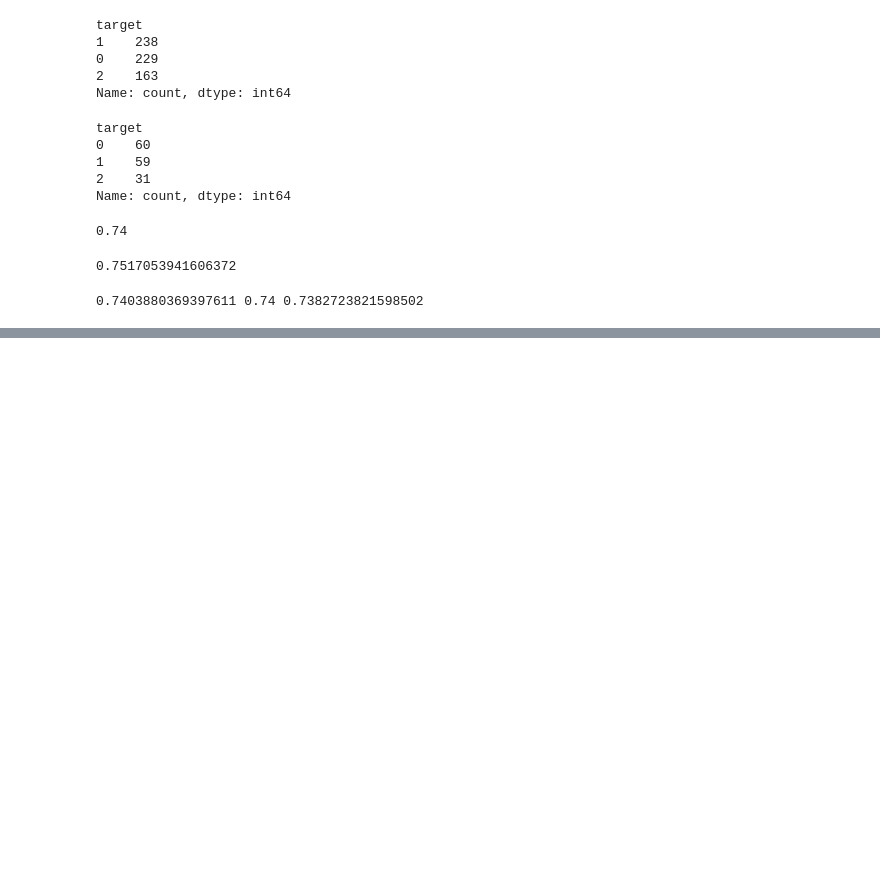
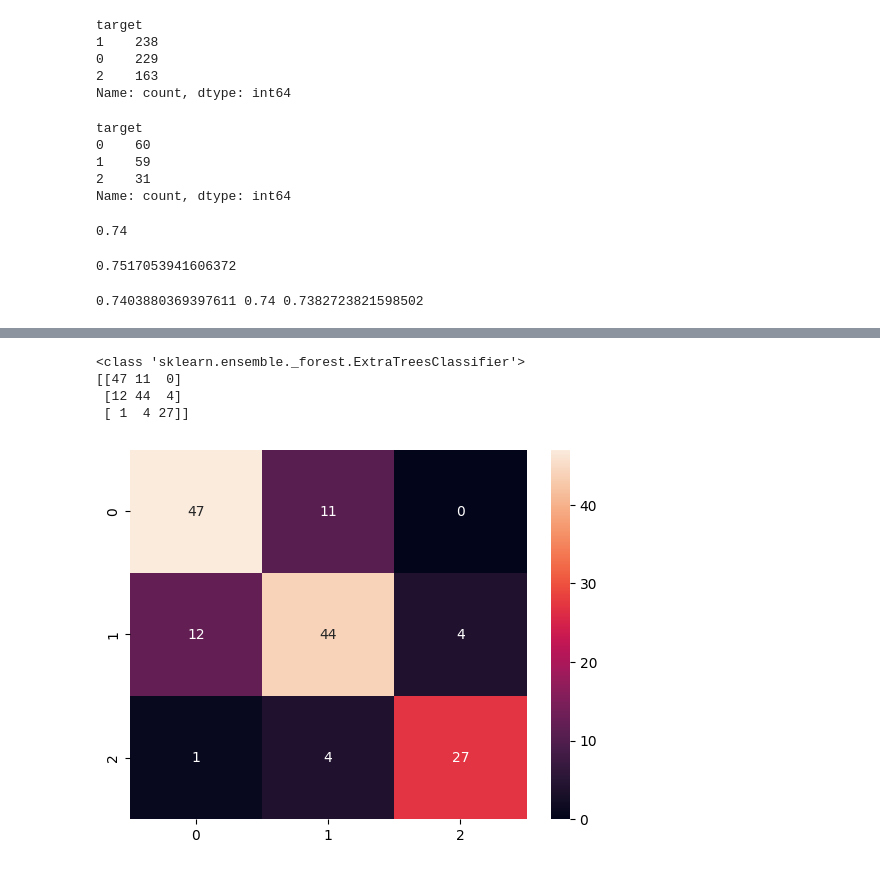
Before and after one commit to henriquenunez/master_utu, a Jupyter notebook: biosignal_analytics/SleepDetection.ipynb, the cells around one changed output, grey strips where cells are left out. Saved outputs shown, nothing was run; the diff lists cells and outputs as text; code cells hidden in the pictures; blank space fills up the shorter version.

```diff
--- a/biosignal_analytics/SleepDetection.ipynb
+++ b/biosignal_analytics/SleepDetection.ipynb
@@ -196,0 +243,8 @@ print(precision, recall, f1)
+# %%
+eval_model(ExtraTreesClassifier(n_estimators=300, max_features=400))
+# %% [output]
+<class 'sklearn.ensemble._forest.ExtraTreesClassifier'>
+[[47 11  0]
+ [12 44  4]
+ [ 1  4 27]]
+[figure, added]
```
Also changed, not shown: parts of 2 cells of this notebook.
